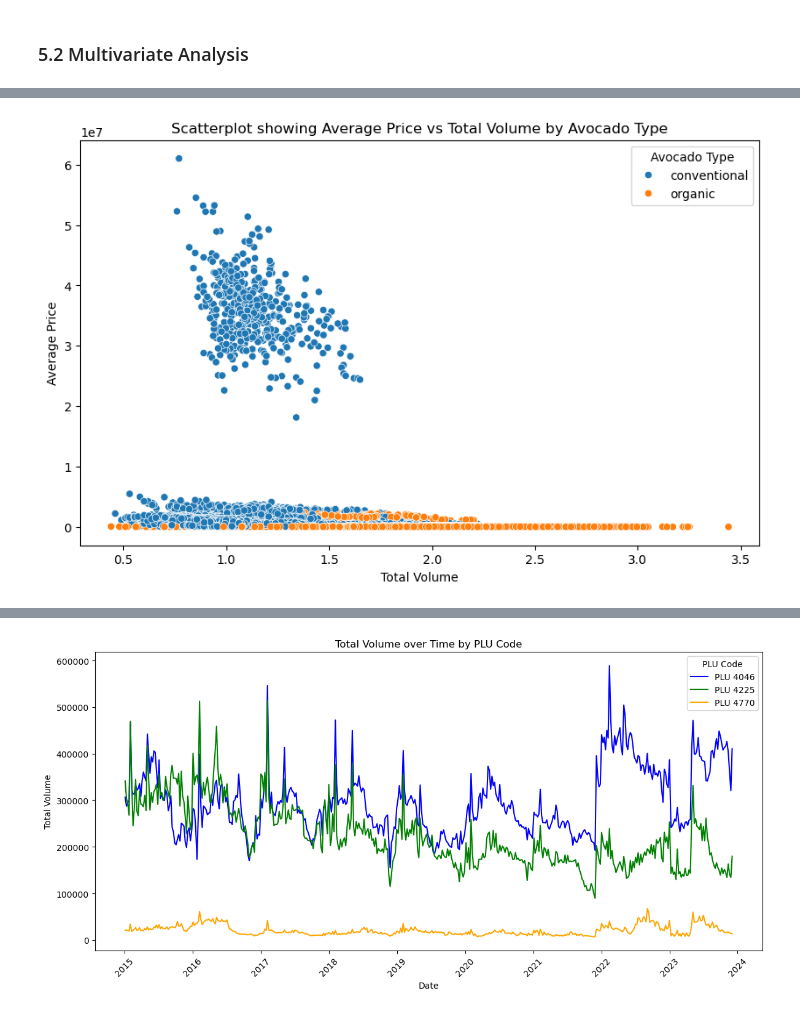
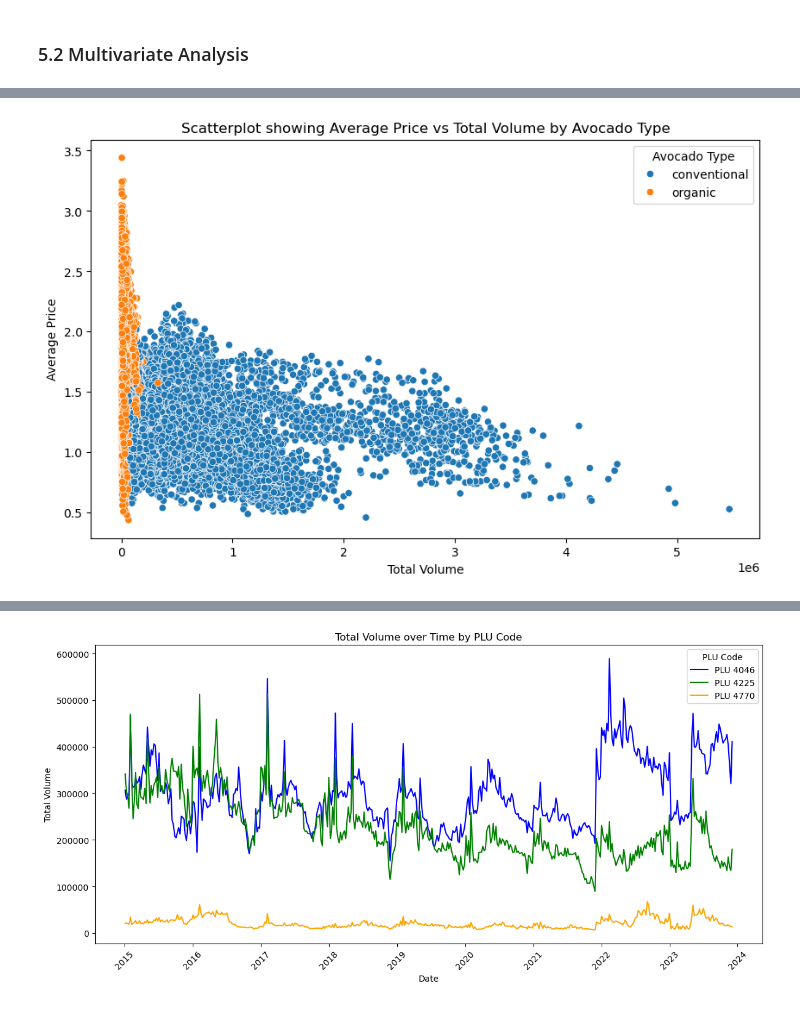
Before and after one commit to VrishtiSingh/PythonExplorersTeam3, a Jupyter notebook: Avocado Prices and Sales Volume 2015-2023.ipynb, the cells around one changed output, grey strips where cells are left out. Cells and saved outputs as stored; diff of their text form; code cells hidden in the pictures.

```diff
--- a/Avocado Prices and Sales Volume 2015-2023.ipynb
+++ b/Avocado Prices and Sales Volume 2015-2023.ipynb
@@ -185,13 +185,14 @@ regions_df
 | 53411 | 2023-12-03 | 1.703920 | 343326.10 | 66808.44 | 132075.11 | 58.65 | 138830.45 | NaN | NaN | ... |
 7456 rows × 12 columns
 # %%
-# Seperating the locations from the dataset
+# Seperating the locations and totalUS from the dataset
+us_total = 'TotalUS'
+total_us_df = df_copy.query('region == @us_total')
+total_us_df = total_us_df.rename(columns={'region': 'Location'})
+
 locations_df = df_copy.query('region not in @region_names')
+locations_df = locations_df.query('region != @us_total')
 locations_df = locations_df.rename(columns={'region': 'Location'})
-
-# Seperating the 'TotalUS' from the locations_df
-us_total = 'TotalUS'
-total_us_df = locations_df.query('Location == @us_total')
 # %%
 # Now we have 3 dataframes
 # 1. regions_df for regions only
@@ -486,11 +478,11 @@ plt.show()
 # %%
 # Scatter plot of Average Price vs Total Volume
 plt.figure(figsize=(10, 6))
-sns.scatterplot(data=locations_df, x='AveragePrice', y='TotalVolume', hue='type')
+sns.scatterplot(data=locations_df, x='TotalVolume', y='AveragePrice', hue='type')
 plt.title('Scatterplot showing Average Price vs Total Volume by Avocado Type')
 plt.xlabel('Total Volume')
 plt.ylabel('Average Price')
 plt.legend(title='Avocado Type')
 plt.show()
 # %% [output]
-[figure, old version]
+[figure, new version]
```
Also changed, not shown: parts of 6 cells of this notebook.
